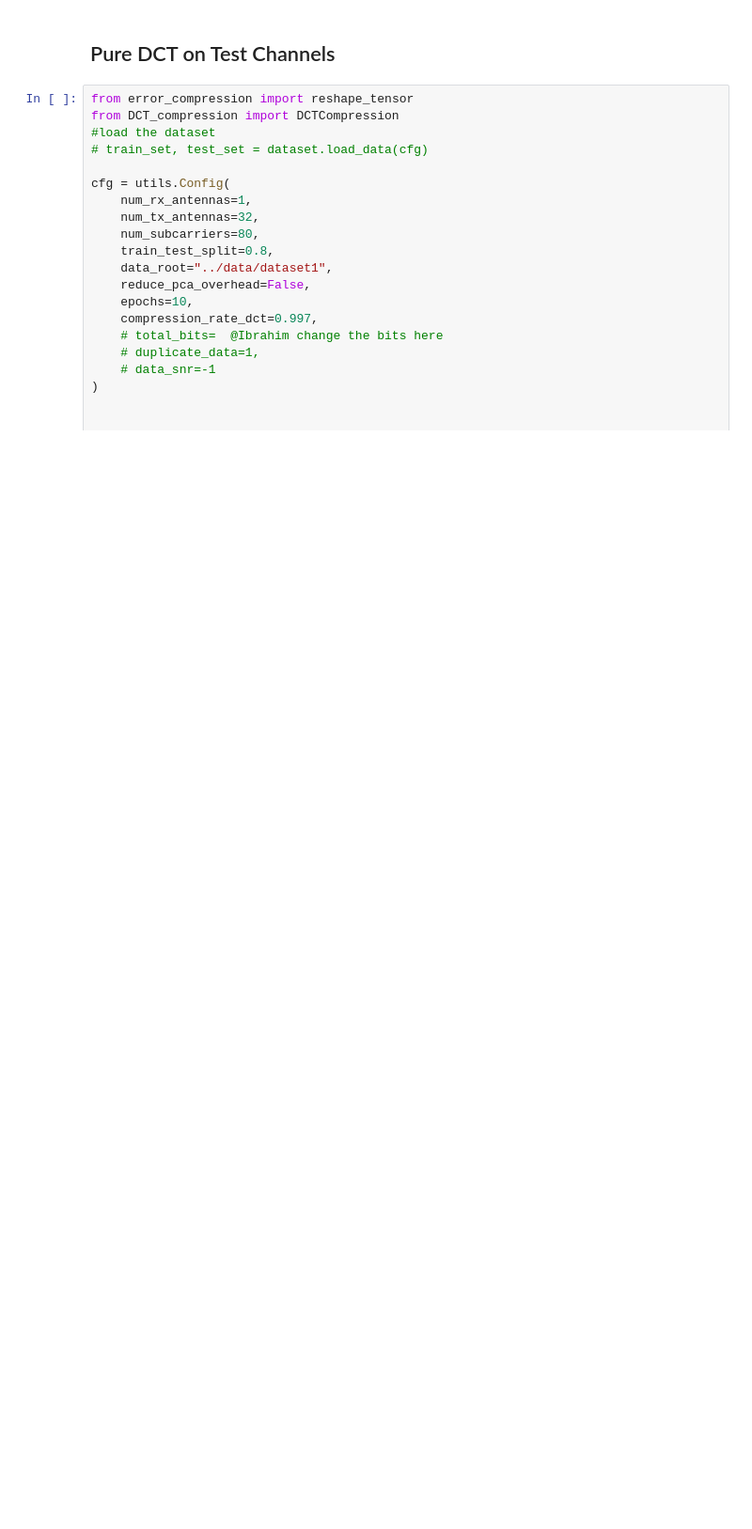
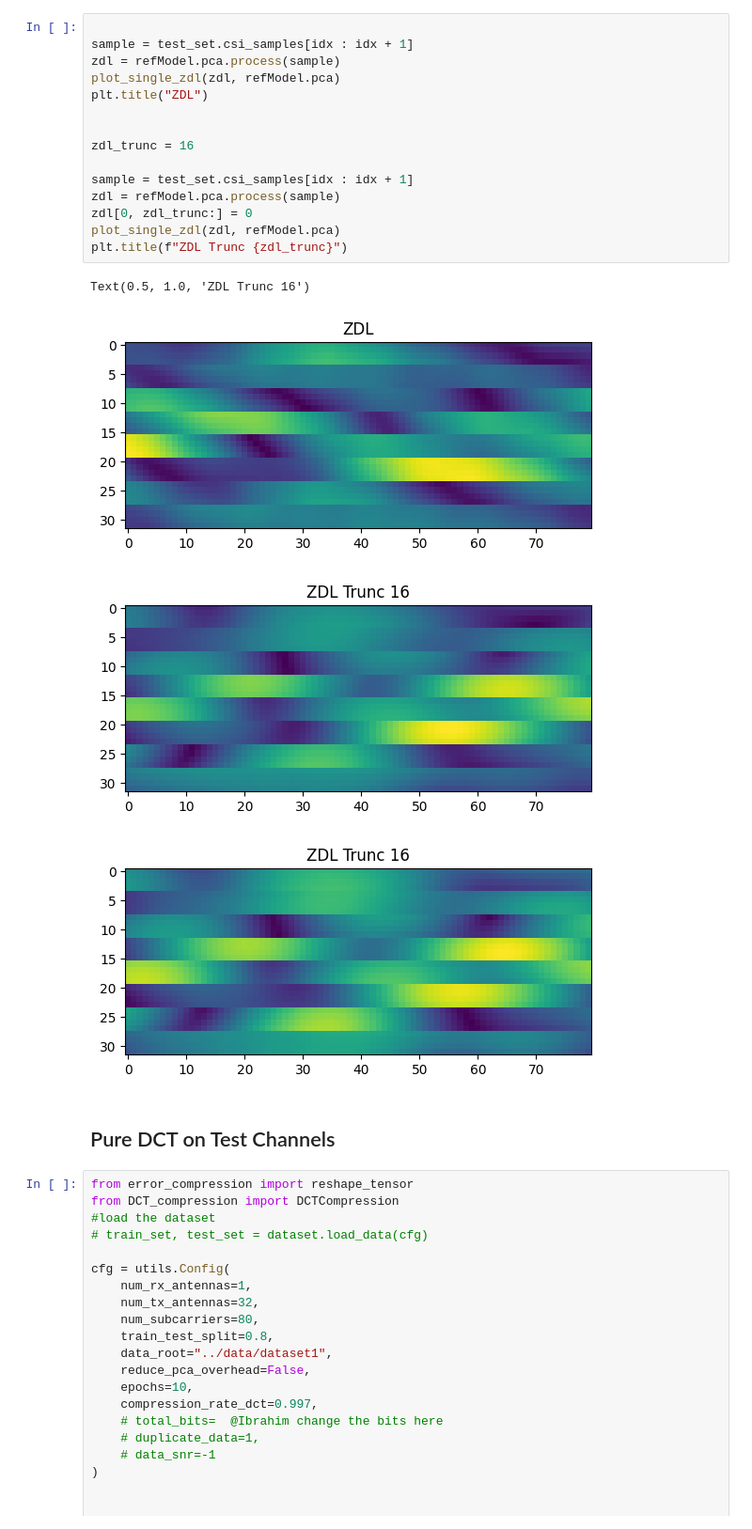
Before and after one commit to dziper/NonstaticCSI, a Jupyter notebook: project/lstmModelTest.ipynb, the cells around one changed output. Shown at 94% size. Cells and saved outputs as stored; diff of their text form; blank space fills up the shorter version.

```diff
--- a/project/lstmModelTest.ipynb
+++ b/project/lstmModelTest.ipynb
@@ -117,3 +148,23 @@ plt.colorbar()
+# %%
+
+sample = test_set.csi_samples[idx : idx + 1]
+zdl = refModel.pca.process(sample)
+plot_single_zdl(zdl, refModel.pca)
+plt.title("ZDL")
+
+
+zdl_trunc = 16
+
+sample = test_set.csi_samples[idx : idx + 1]
+zdl = refModel.pca.process(sample)
+zdl[0, zdl_trunc:] = 0
+plot_single_zdl(zdl, refModel.pca)
+plt.title(f"ZDL Trunc {zdl_trunc}")
+# %% [output]
+Text(0.5, 1.0, 'ZDL Trunc 16')
+[figure, added]
+[figure, added]
+[figure, added]
 # %% [markdown]
 ## Pure DCT on Test Channels
 # %%
```
Also changed, not shown: parts of 11 cells of this notebook, 7 other files.
